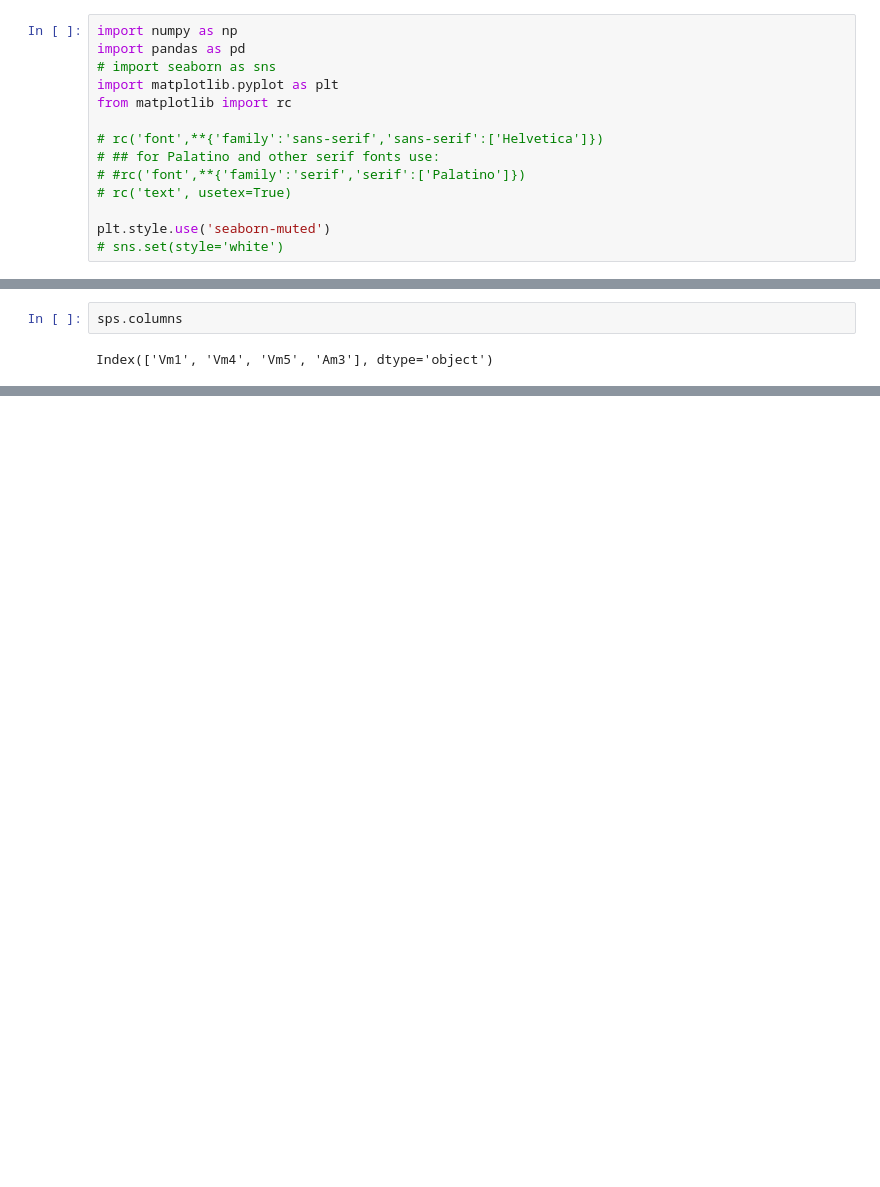
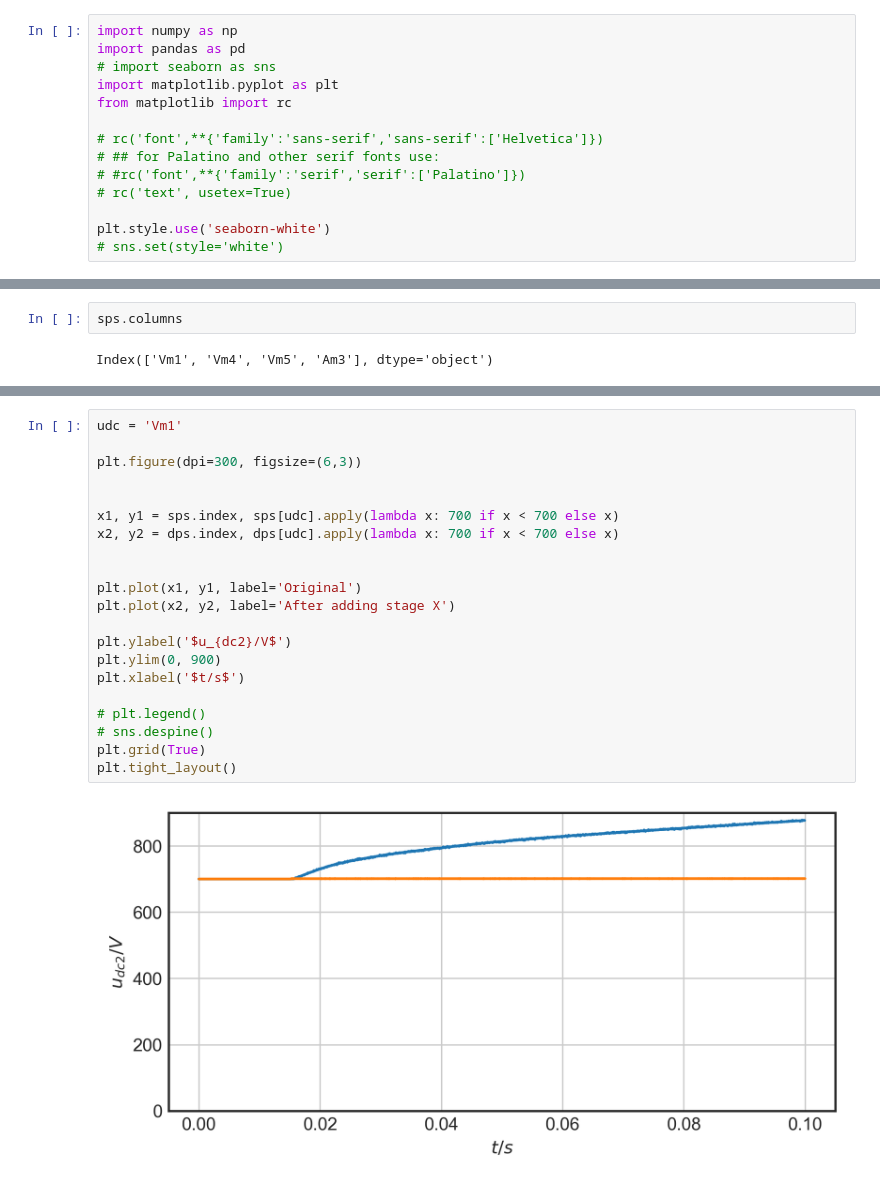
Before and after one commit to Crescent617/plecs-simulation, a Jupyter notebook: DAB直流母线电压升高波形分析-Copy1.ipynb, the cells around one changed output, grey strips where cells are left out. Saved outputs shown, nothing was run; the diff lists cells and outputs as text; blank space fills up the shorter version.

```diff
--- a/DAB直流母线电压升高波形分析-Copy1.ipynb
+++ b/DAB直流母线电压升高波形分析-Copy1.ipynb
@@ -12,7 +12,7 @@ from matplotlib import rc
 # #rc('font',**{'family':'serif','serif':['Palatino']})
 # rc('text', usetex=True)
 
-plt.style.use('seaborn-muted')
+plt.style.use('seaborn-white')
 # sns.set(style='white')
 # %%
 sps = pd.read_csv('./sps_data.csv', index_col=0, skiprows=lambda x: x % 1000 != 0)
@@ -40,0 +56,23 @@ Index(['2.8041168190940593e-06', '6.0718794689509138e-06',
+# %%
+udc = 'Vm1'
+
+plt.figure(dpi=300, figsize=(6,3))
+
+
+x1, y1 = sps.index, sps[udc].apply(lambda x: 700 if x < 700 else x)
+x2, y2 = dps.index, dps[udc].apply(lambda x: 700 if x < 700 else x)
+
+
+plt.plot(x1, y1, label='Original')
+plt.plot(x2, y2, label='After adding stage X')
+
+plt.ylabel('$u_{dc2}/V$')
+plt.ylim(0, 900)
+plt.xlabel('$t/s$')
+
+# plt.legend()
+# sns.despine()
+plt.grid(True)
+plt.tight_layout()
+# %% [output]
+[figure, added]
```
Also changed, not shown: parts of 21 cells of this notebook, 15 other files.
